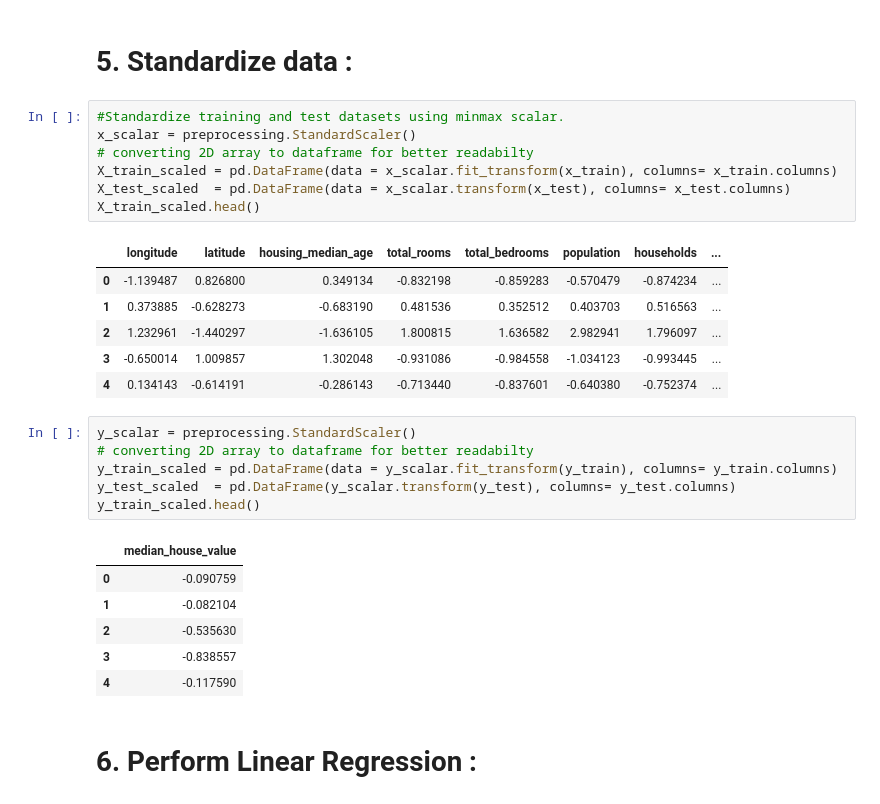
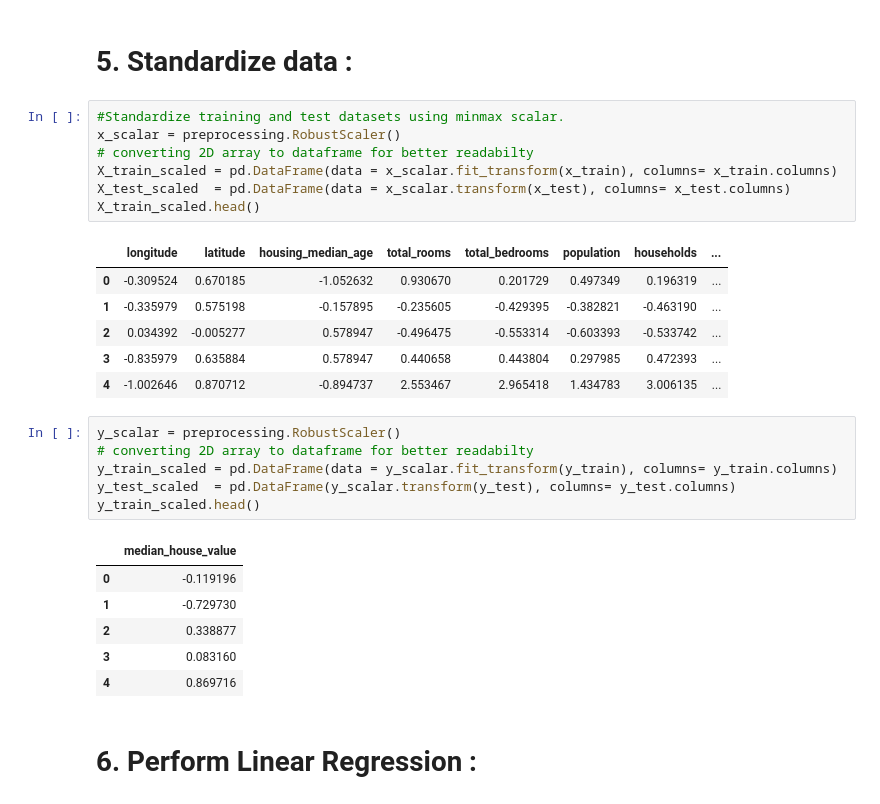
Before and after one commit to Ravijidge/AI-ML-Assignments, a Jupyter notebook: Data Science with Python/Assignment2.ipynb, the cells around one changed output. Saved outputs shown, nothing was run; the diff lists cells and outputs as text.

```diff
--- a/Data Science with Python/Assignment2.ipynb
+++ b/Data Science with Python/Assignment2.ipynb
@@ -150,31 +150,31 @@ x_train, x_test, y_train, y_test= train_test_split(X,Y, test_size=0.2)
 # 5. Standardize data :
 # %%
 #Standardize training and test datasets using minmax scalar.
-x_scalar = preprocessing.StandardScaler()
+x_scalar = preprocessing.RobustScaler()
 # converting 2D array to dataframe for better readabilty
 X_train_scaled = pd.DataFrame(data = x_scalar.fit_transform(x_train), columns= x_train.columns)
 X_test_scaled  = pd.DataFrame(data = x_scalar.transform(x_test), columns= x_test.columns)
 X_train_scaled.head()
 # %% [output]
 |  | longitude | latitude | housing_median_age | total_rooms | total_bedrooms | population | households | ... |
-| 0 | -1.139487 | 0.826800 | 0.349134 | -0.832198 | -0.859283 | -0.570479 | -0.874234 | ... |
-| 1 | 0.373885 | -0.628273 | -0.683190 | 0.481536 | 0.352512 | 0.403703 | 0.516563 | ... |
-| 2 | 1.232961 | -1.440297 | -1.636105 | 1.800815 | 1.636582 | 2.982941 | 1.796097 | ... |
-| 3 | -0.650014 | 1.009857 | 1.302048 | -0.931086 | -0.984558 | -1.034123 | -0.993445 | ... |
-| 4 | 0.134143 | -0.614191 | -0.286143 | -0.713440 | -0.837601 | -0.640380 | -0.752374 | ... |
+| 0 | -0.309524 | 0.670185 | -1.052632 | 0.930670 | 0.201729 | 0.497349 | 0.196319 | ... |
+| 1 | -0.335979 | 0.575198 | -0.157895 | -0.235605 | -0.429395 | -0.382821 | -0.463190 | ... |
+| 2 | 0.034392 | -0.005277 | 0.578947 | -0.496475 | -0.553314 | -0.603393 | -0.533742 | ... |
+| 3 | -0.835979 | 0.635884 | 0.578947 | 0.440658 | 0.443804 | 0.297985 | 0.472393 | ... |
+| 4 | -1.002646 | 0.870712 | -0.894737 | 2.553467 | 2.965418 | 1.434783 | 3.006135 | ... |
 # %%
-y_scalar = preprocessing.StandardScaler()
+y_scalar = preprocessing.RobustScaler()
 # converting 2D array to dataframe for better readabilty
 y_train_scaled = pd.DataFrame(data = y_scalar.fit_transform(y_train), columns= y_train.columns)
 y_test_scaled  = pd.DataFrame(y_scalar.transform(y_test), columns= y_test.columns)
 y_train_scaled.head()
 # %% [output]
 |  | median_house_value |
-| 0 | -0.090759 |
-| 1 | -0.082104 |
-| 2 | -0.535630 |
-| 3 | -0.838557 |
-| 4 | -0.117590 |
+| 0 | -0.119196 |
+| 1 | -0.729730 |
+| 2 | 0.338877 |
+| 3 | 0.083160 |
+| 4 | 0.869716 |
 # %% [markdown]
 # 6. Perform Linear Regression :
 # %%
```
Also changed, not shown: parts of 10 cells of this notebook, 2 other files.
